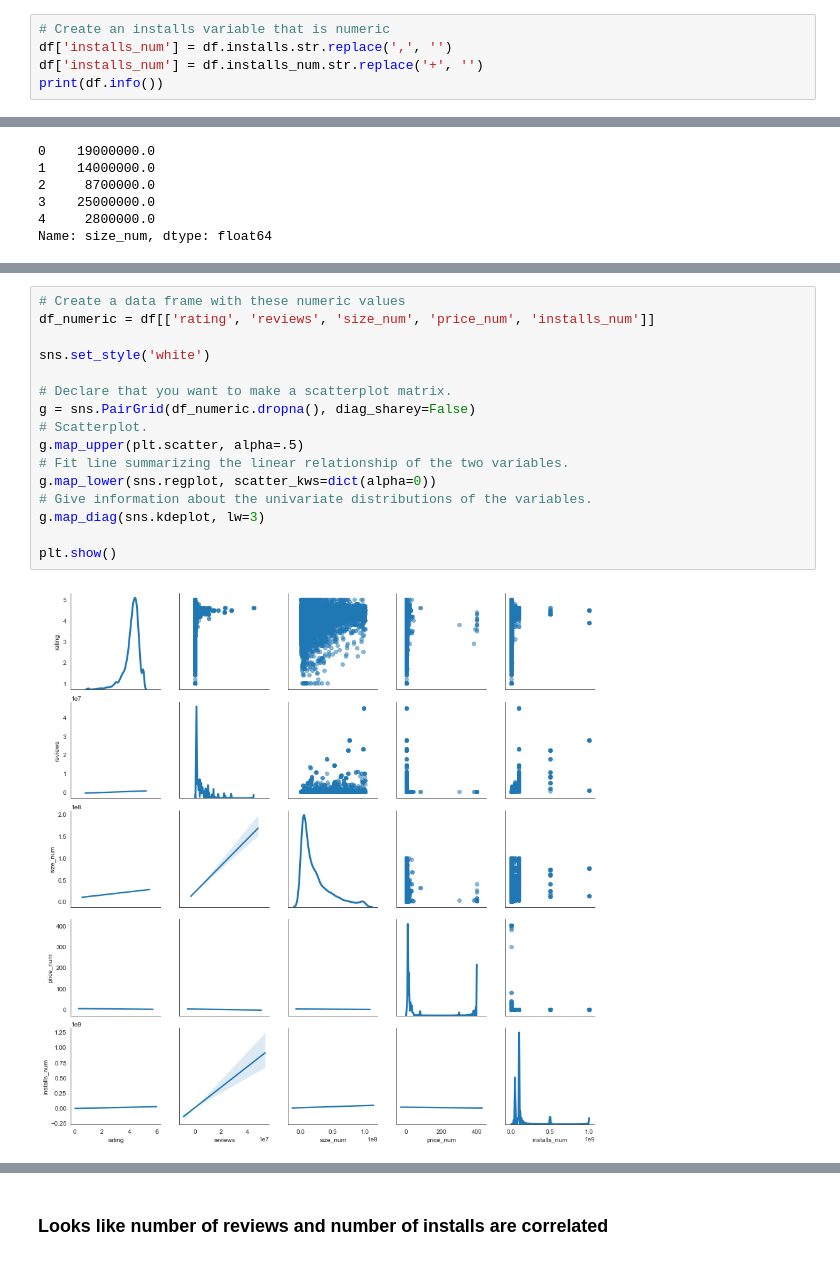
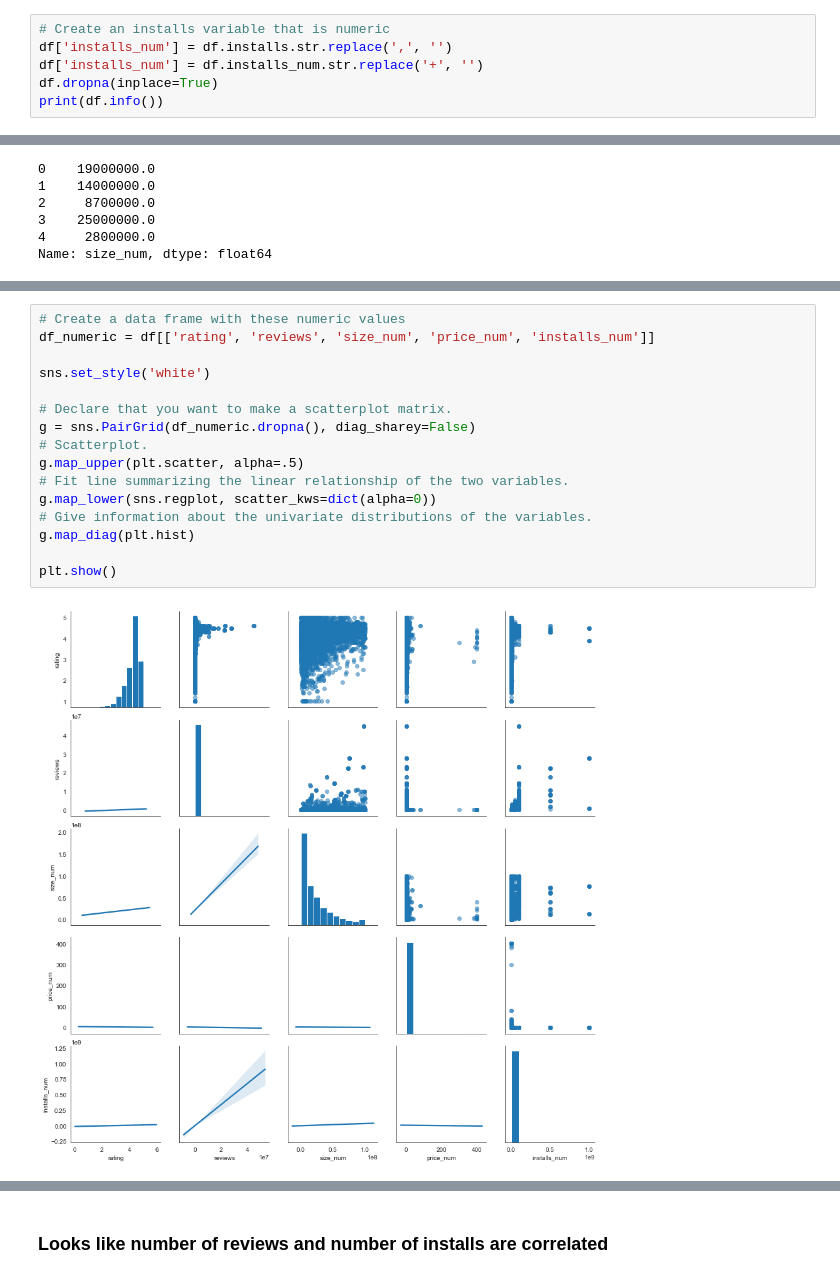
Before and after one commit to cbevis/Thinkful_U2_L1_P8_Preparing_Data, a Jupyter notebook: U2_L1_P8_PreparingData.ipynb, the cells around one changed output, grey strips where cells are left out. Saved outputs shown, nothing was run; the diff lists cells and outputs as text.

```diff
--- a/U2_L1_P8_PreparingData.ipynb
+++ b/U2_L1_P8_PreparingData.ipynb
@@ -151,6 +155,7 @@ Name: category, dtype: int64
 # Create an installs variable that is numeric
 df['installs_num'] = df.installs.str.replace(',', '')
 df['installs_num'] = df.installs_num.str.replace('+', '')
+df.dropna(inplace=True)
 print(df.info())
 # %% [output]
 <class 'pandas.core.frame.DataFrame'>
@@ -256,21 +261,21 @@ memory usage: 1.3+ MB
 # %%
 # Create a data frame with these numeric values
 df_numeric = df[['rating', 'reviews', 'size_num', 'price_num', 'installs_num']]
 
 sns.set_style('white')
 
 # Declare that you want to make a scatterplot matrix.
 g = sns.PairGrid(df_numeric.dropna(), diag_sharey=False)
 # Scatterplot.
 g.map_upper(plt.scatter, alpha=.5)
 # Fit line summarizing the linear relationship of the two variables.
 g.map_lower(sns.regplot, scatter_kws=dict(alpha=0))
 # Give information about the univariate distributions of the variables.
-g.map_diag(sns.kdeplot, lw=3)
+g.map_diag(plt.hist)
 
 plt.show()
 # %% [output]
-[figure, old version]
+[figure, new version]
 # %%
 # Make a correlation matrix
 corrmat = df_numeric.corr()
```
Also changed, not shown: parts of 38 cells of this notebook, 1 other file.
